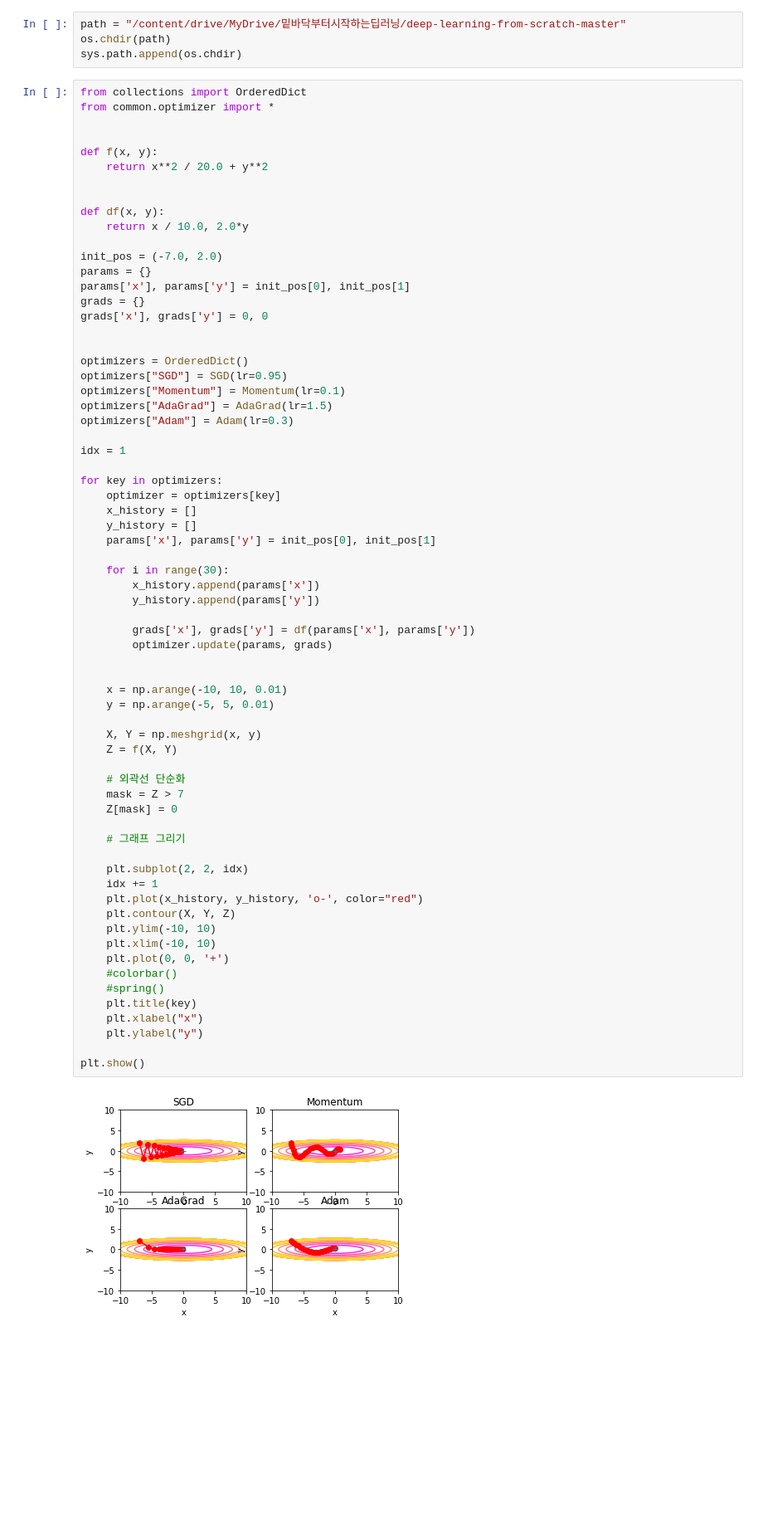
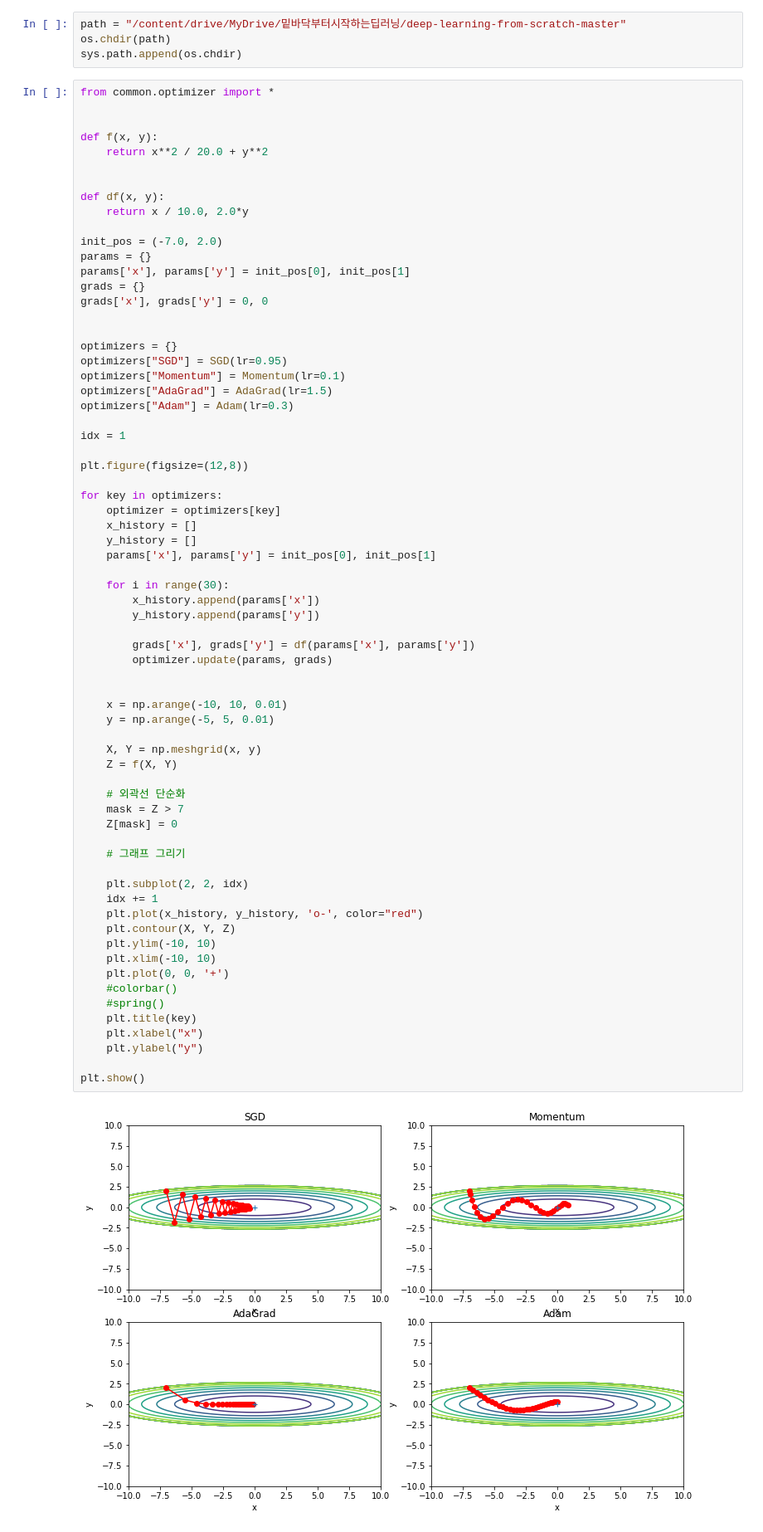
Before and after one commit to hyeon1263/BigAI, a Jupyter notebook: 밑바닥부터 시작하는 딥러닝/Chapter06.ipynb, the cells around one changed output. Shown: that part at 83% size. Cells and saved outputs as stored; diff of their text form; blank space fills up the shorter version.

```diff
--- a/밑바닥부터 시작하는 딥러닝/Chapter06.ipynb
+++ b/밑바닥부터 시작하는 딥러닝/Chapter06.ipynb
@@ -146,7 +148,6 @@ path = "/content/drive/MyDrive/밑바닥부터시자
 os.chdir(path)
 sys.path.append(os.chdir)
 # %%
-from collections import OrderedDict
 from common.optimizer import *
 
 
@@ -164,13 +165,15 @@ grads = {}
 grads['x'], grads['y'] = 0, 0
 
 
-optimizers = OrderedDict()
+optimizers = {}
 optimizers["SGD"] = SGD(lr=0.95)
 optimizers["Momentum"] = Momentum(lr=0.1)
 optimizers["AdaGrad"] = AdaGrad(lr=1.5)
 optimizers["Adam"] = Adam(lr=0.3)
 
 idx = 1
+
+plt.figure(figsize=(12,8))
 
 for key in optimizers:
     optimizer = optimizers[key]
@@ -186,31 +189,31 @@ for key in optimizers:
         optimizer.update(params, grads)
 
 
     x = np.arange(-10, 10, 0.01)
     y = np.arange(-5, 5, 0.01)
 
     X, Y = np.meshgrid(x, y)
     Z = f(X, Y)
 
     # 외곽선 단순화
     mask = Z > 7
     Z[mask] = 0
 
     # 그래프 그리기
 
     plt.subplot(2, 2, idx)
     idx += 1
     plt.plot(x_history, y_history, 'o-', color="red")
     plt.contour(X, Y, Z)
     plt.ylim(-10, 10)
     plt.xlim(-10, 10)
     plt.plot(0, 0, '+')
     #colorbar()
     #spring()
     plt.title(key)
     plt.xlabel("x")
     plt.ylabel("y")
 
 plt.show()
 # %% [output]
-[figure, old version]
+[figure, new version]
```
Also changed, not shown: parts of 42 cells of this notebook.
